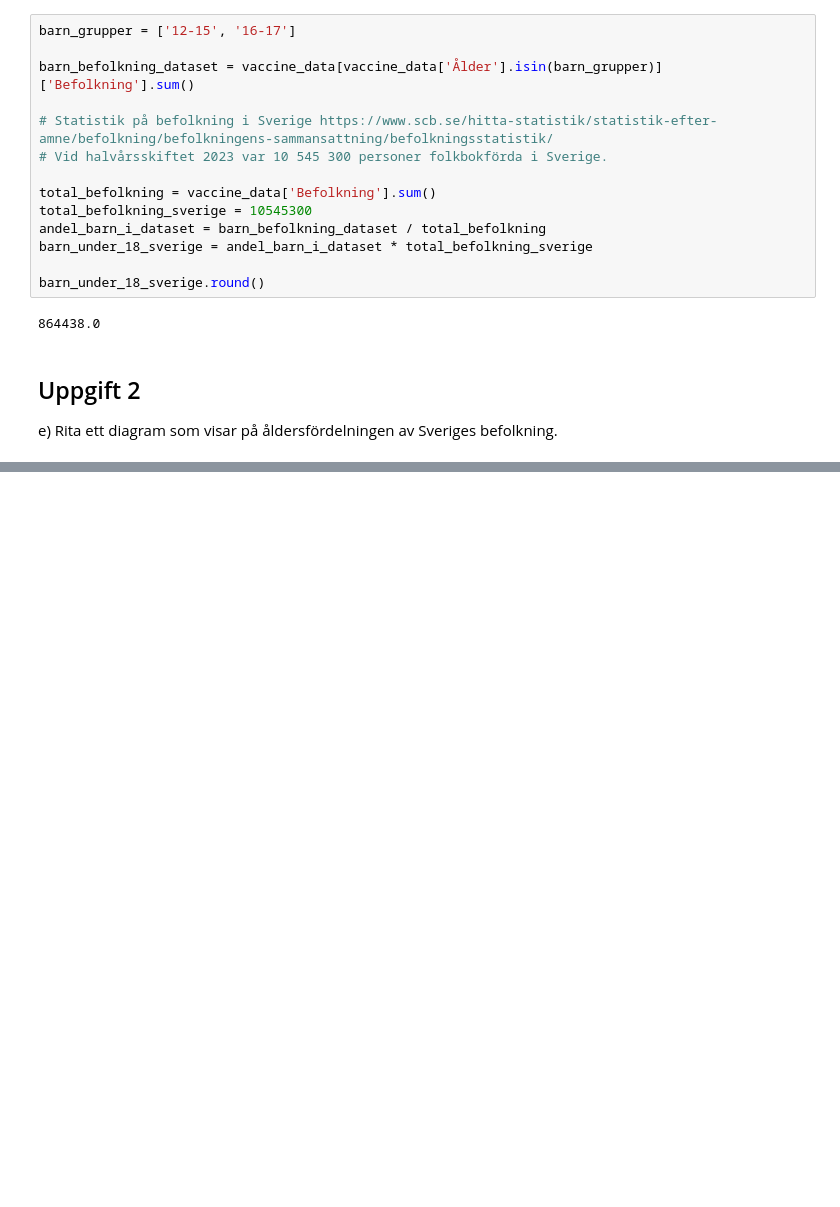
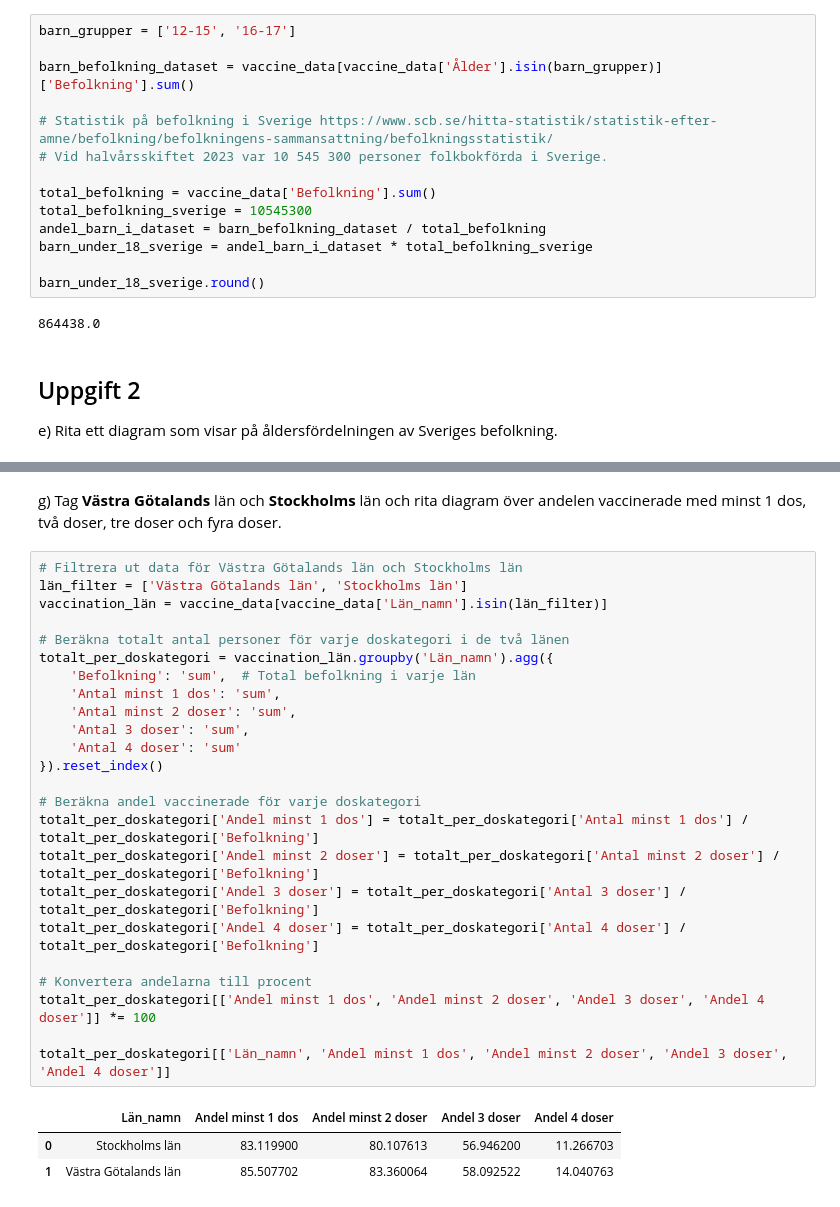
Before and after one commit to Wessnom/DataProcessing-Alexander-Wessner, a Jupyter notebook: Labb/Uppgift_2.ipynb, the cells around one changed output, grey strips where cells are left out. Cells and saved outputs as stored; diff of their text form; blank space fills up the shorter version.

```diff
--- a/Labb/Uppgift_2.ipynb
+++ b/Labb/Uppgift_2.ipynb
@@ -60,0 +119,31 @@ e) Rita ett diagram som visar på åldersfördelningen av Sveriges befolkning.
+# %% [markdown]
+g) Tag **Västra Götalands** län och **Stockholms** län och rita diagram över andelen vaccinerade med minst 1 dos,
+två doser, tre doser och fyra doser.
+# %%
+# Filtrera ut data för Västra Götalands län och Stockholms län
+län_filter = ['Västra Götalands län', 'Stockholms län']
+vaccination_län = vaccine_data[vaccine_data['Län_namn'].isin(län_filter)]
+
+# Beräkna totalt antal personer för varje doskategori i de två länen
+totalt_per_doskategori = vaccination_län.groupby('Län_namn').agg({
+    'Befolkning': 'sum',  # Total befolkning i varje län
+    'Antal minst 1 dos': 'sum',
+    'Antal minst 2 doser': 'sum',
+    'Antal 3 doser': 'sum',
+    'Antal 4 doser': 'sum'
+}).reset_index()
+
+# Beräkna andel vaccinerade för varje doskategori
+totalt_per_doskategori['Andel minst 1 dos'] = totalt_per_doskategori['Antal minst 1 dos'] / totalt_per_doskategori['Befolkning']
+totalt_per_doskategori['Andel minst 2 doser'] = totalt_per_doskategori['Antal minst 2 doser'] / totalt_per_doskategori['Befolkning']
+totalt_per_doskategori['Andel 3 doser'] = totalt_per_doskategori['Antal 3 doser'] / totalt_per_doskategori['Befolkning']
+totalt_per_doskategori['Andel 4 doser'] = totalt_per_doskategori['Antal 4 doser'] / totalt_per_doskategori['Befolkning']
+
+# Konvertera andelarna till procent
+totalt_per_doskategori[['Andel minst 1 dos', 'Andel minst 2 doser', 'Andel 3 doser', 'Andel 4 doser']] *= 100
+
+totalt_per_doskategori[['Län_namn', 'Andel minst 1 dos', 'Andel minst 2 doser', 'Andel 3 doser', 'Andel 4 doser']]
+# %% [output]
+|  | Län_namn | Andel minst 1 dos | Andel minst 2 doser | Andel 3 doser | Andel 4 doser |
+| 0 | Stockholms län | 83.119900 | 80.107613 | 56.946200 | 11.266703 |
+| 1 | Västra Götalands län | 85.507702 | 83.360064 | 58.092522 | 14.040763 |
```
Also changed, not shown: parts of 5 cells of this notebook, 2 other files.
